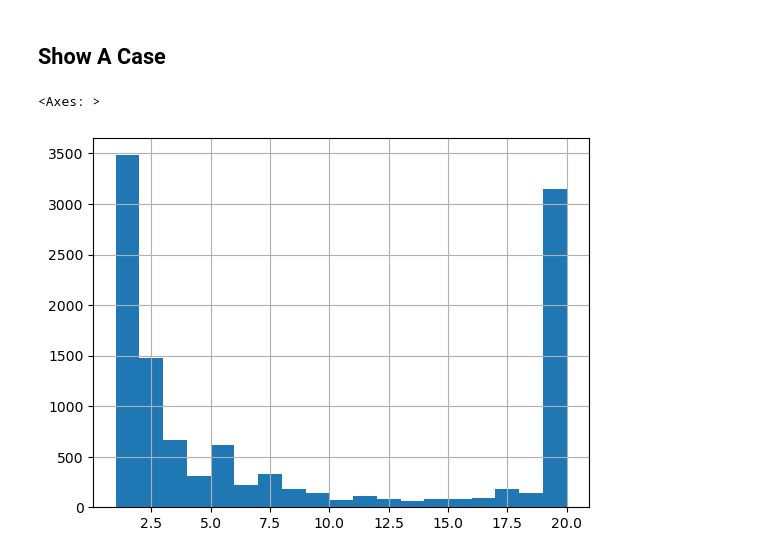
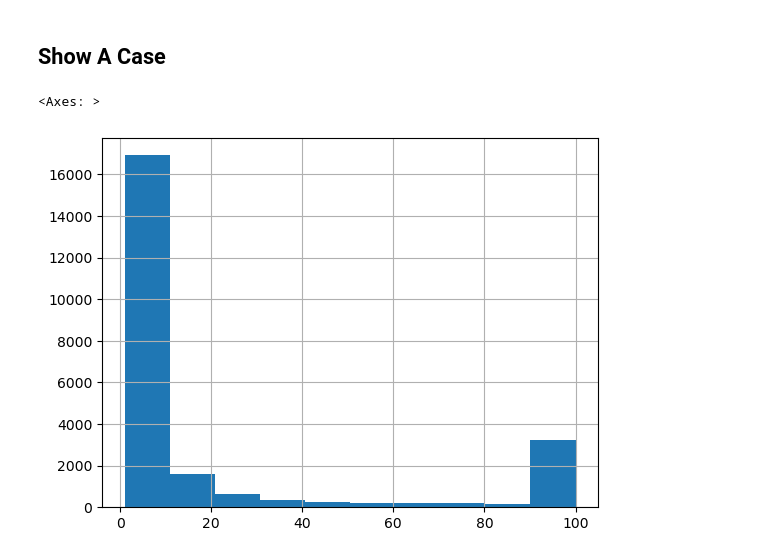
Before and after one commit to ghzuo/cvnet, a Jupyter notebook: scripts/clusterAnalysis.ipynb, the cells around one changed output. Cells and saved outputs as stored; diff of their text form; code cells hidden in the pictures.

```diff
--- a/scripts/clusterAnalysis.ipynb
+++ b/scripts/clusterAnalysis.ipynb
@@ -60,10 +48,10 @@ pd.DataFrame(nfcls, columns=['opt', 'Full', 'Solo'])
 # %%
 clsStat = clslist[1]
 # %%
-clsStat["Ngenome"].hist(bins = np.arange(1,21))
+clsStat["Ngenome"].hist()
 # %% [output]
 <Axes: >
-[figure, old version]
+[figure, new version]
 # %%
 clsStat["Ngenome"].value_counts()
 # %% [output]
```
Also changed, not shown: parts of 5 cells of this notebook, 1 other file.
